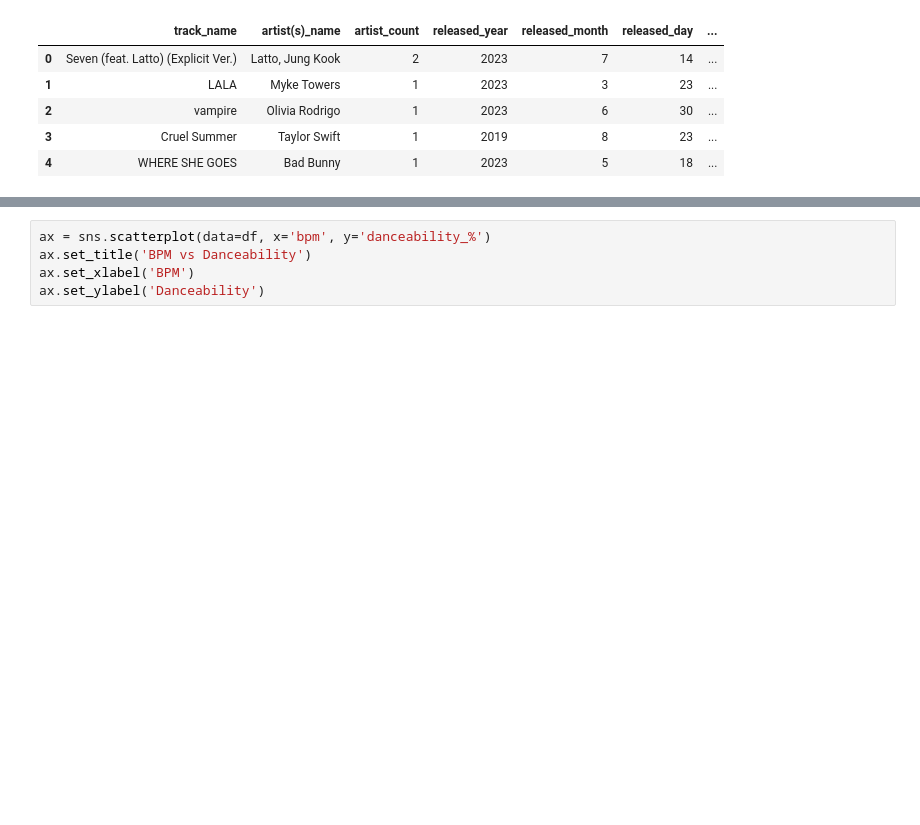
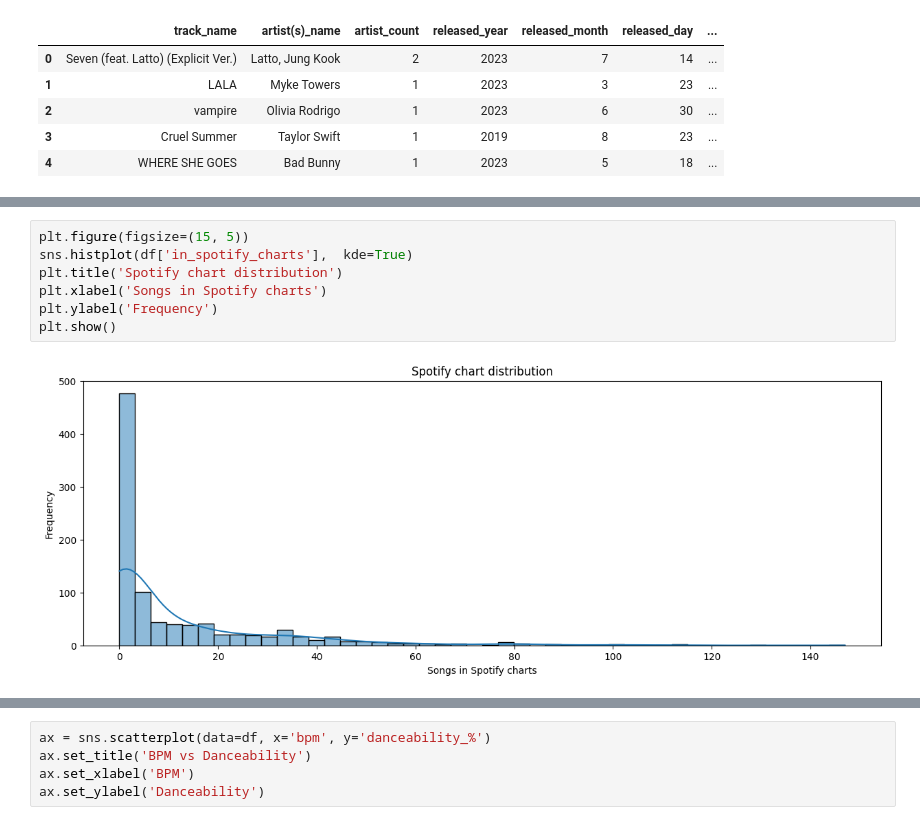
Before and after one commit to bez2662/Spotify_visualization, a Jupyter notebook: spotify.ipynb, the cells around one changed output, grey strips where cells are left out. Drawn from its saved outputs; the diff is of its cells as text; blank space fills up the shorter version.

```diff
--- a/spotify.ipynb
+++ b/spotify.ipynb
@@ -65,0 +82,9 @@ df.head()
+# %%
+plt.figure(figsize=(15, 5))
+sns.histplot(df['in_spotify_charts'],  kde=True)
+plt.title('Spotify chart distribution')
+plt.xlabel('Songs in Spotify charts')
+plt.ylabel('Frequency')
+plt.show()
+# %% [output]
+[figure, added]
```
Also changed, not shown: parts of 5 cells of this notebook.
